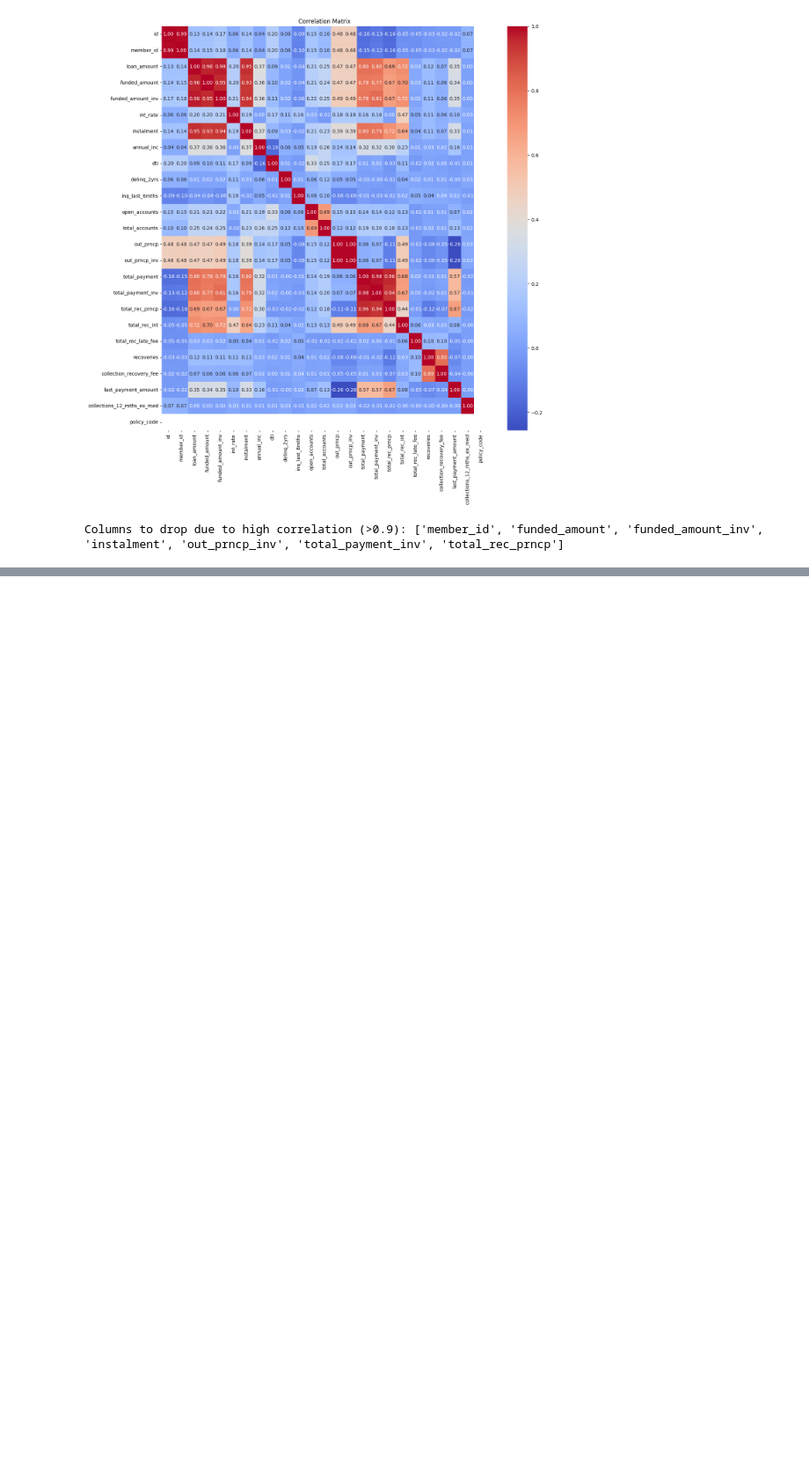
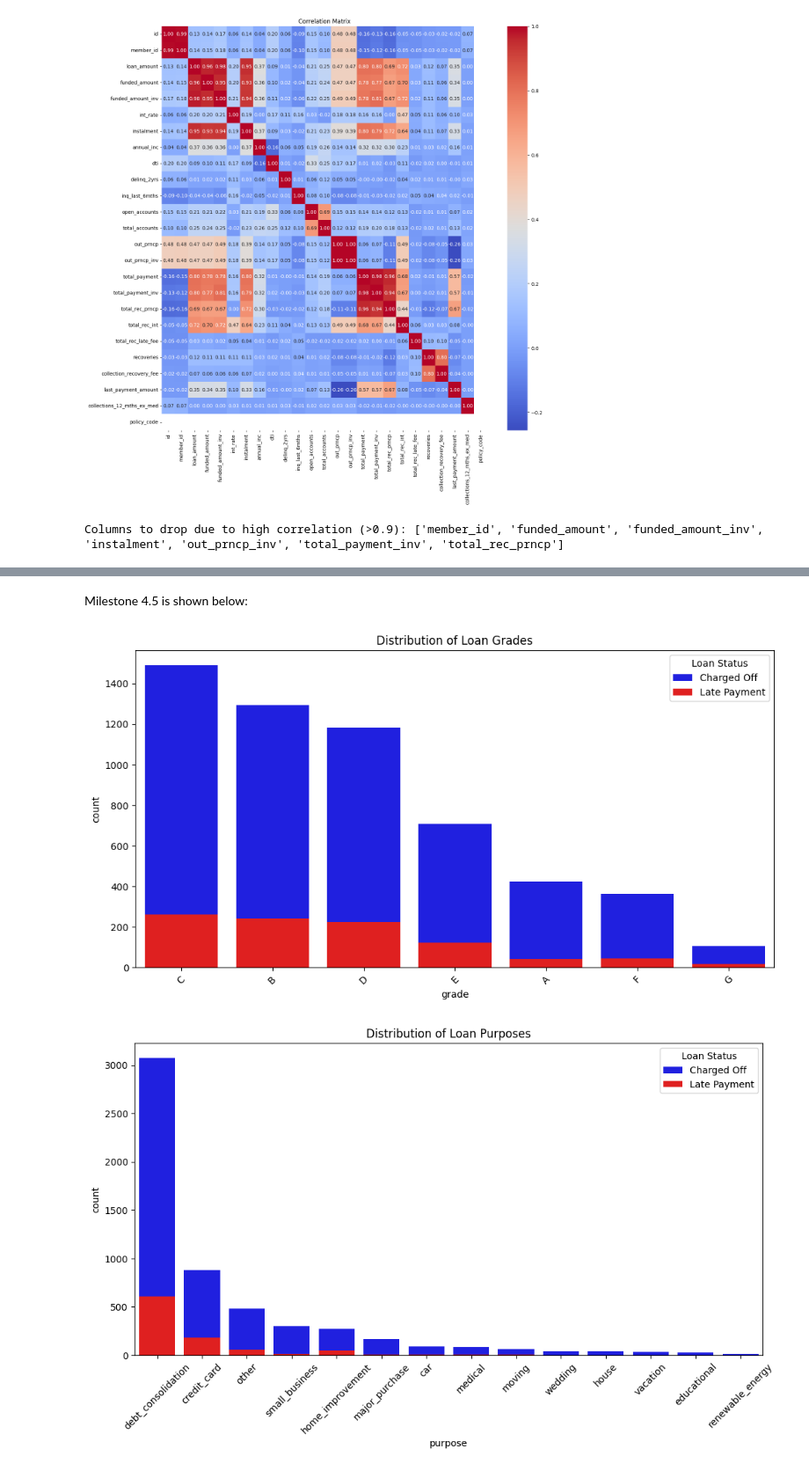
Before and after one commit to eliasdjaoui/exploratory-data-analysis---customer-loans-in-finance400, a Jupyter notebook: main.ipynb, the cells around one changed output, grey strips where cells are left out. Shown: that part at 88% size. Cells and saved outputs as stored; diff of their text form; code cells hidden in the pictures; blank space fills up the shorter version.

```diff
--- a/main.ipynb
+++ b/main.ipynb
@@ -15,0 +230,37 @@ Columns to drop due to high correlation (>0.9): ['member_id', 'funded_amount', '
+# %% [markdown]
+Milestone 4.5 is shown below:
+# %%
+# Function to visualize distribution of indicators with consistent legend colors
+def visualize_indicators(subset1, subset2, column, title):
+    plt.figure(figsize=(12, 6))
+
+    # Plot Charged Off
+    sns.countplot(data=subset1, x=column, order=subset1[column].value_counts().index, color="blue", label='Charged Off')
+
+    # Plot Late Payment
+    sns.countplot(data=subset2, x=column, order=subset2[column].value_counts().index, color="red", label='Late Payment')
+
+    plt.title(title)
+    plt.legend(title='Loan Status')
+    plt.xticks(rotation=45)
+    plt.show()
+
+# Analyze 'grade' column
+visualize_indicators(charged_off_df, late_payment_df, 'grade', 'Distribution of Loan Grades')
+
+# Analyze 'purpose' column
+visualize_indicators(charged_off_df, late_payment_df, 'purpose', 'Distribution of Loan Purposes')
+
+# Analyze 'home_ownership' column
+visualize_indicators(charged_off_df, late_payment_df, 'home_ownership', 'Distribution of Home Ownership Status')
+
+# Additional Analysis
+# Boxplot to compare loan amounts
+plt.figure(figsize=(12, 6))
+sns.boxplot(x='loan_status', y='loan_amount', data=df_clean)
+plt.title('Comparison of Loan Amounts')
+plt.xticks(rotation=45)
+plt.show()
+# %% [output]
+[figure, added]
+[figure, added]
```
Also changed, not shown: parts of 15 cells of this notebook, 2 other files.
